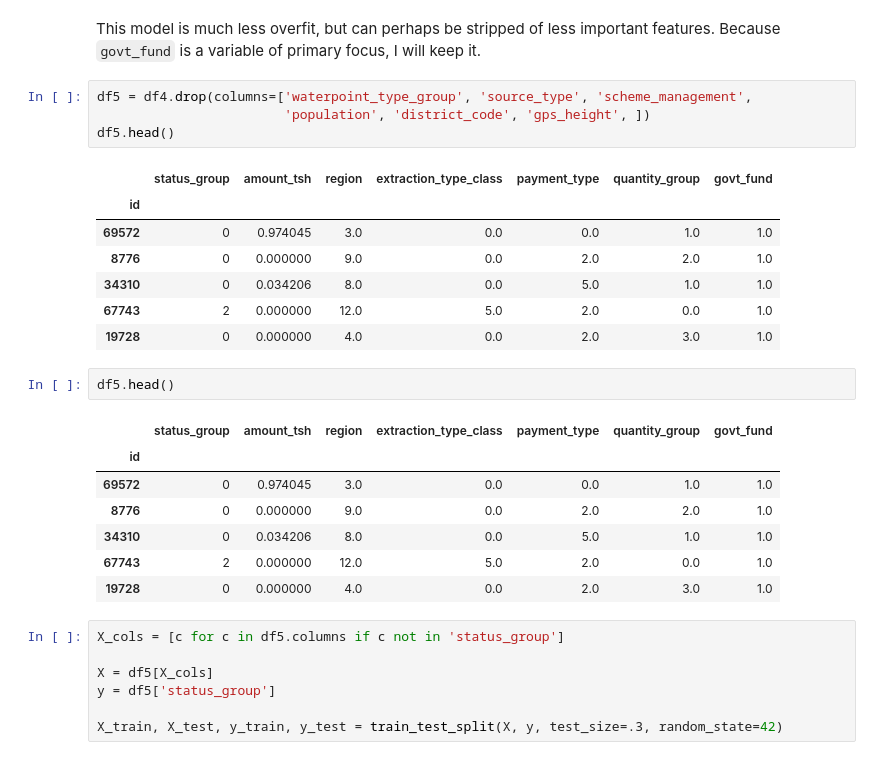
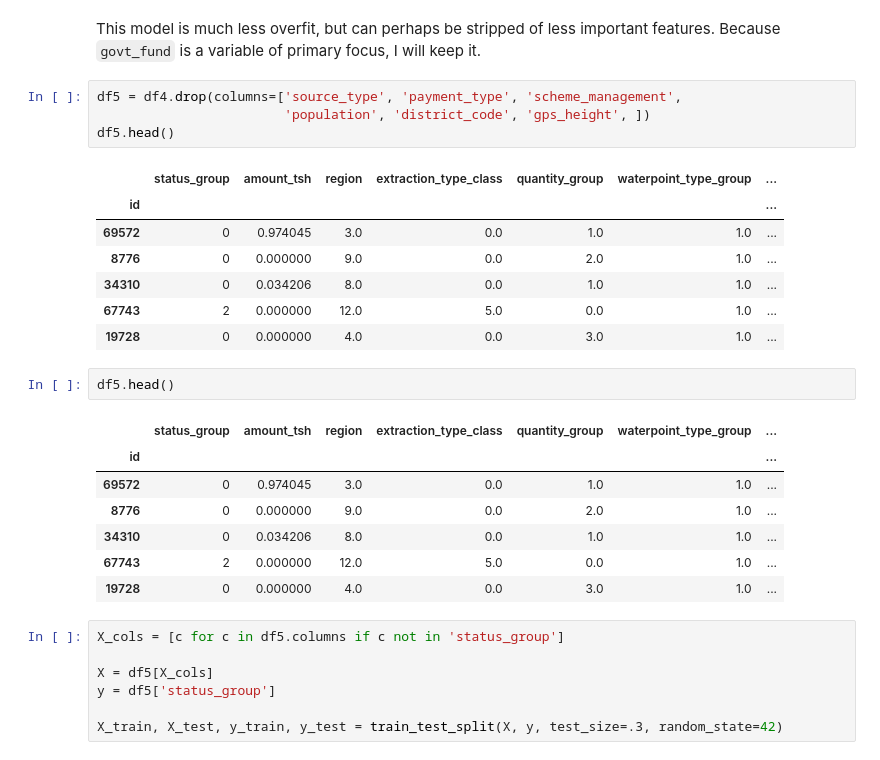
Before and after one commit to jeremypagirsky/Tanzanian_Water_Wells, a Jupyter notebook: Tanzania_Water_Well_Classification.ipynb, the cells around one changed output. Cells and saved outputs as stored; diff of their text form.

```diff
--- a/Tanzania_Water_Well_Classification.ipynb
+++ b/Tanzania_Water_Well_Classification.ipynb
@@ -859,27 +860,27 @@ Test Confusion Matrix:
 # %% [markdown]
 This model is much less overfit, but can perhaps be stripped of less important features. Because `govt_fund` is a variable of primary focus, I will keep it.
 # %%
-df5 = df4.drop(columns=['waterpoint_type_group', 'source_type', 'scheme_management',
+df5 = df4.drop(columns=['source_type', 'payment_type', 'scheme_management',
                         'population', 'district_code', 'gps_height', ])
 df5.head()
 # %% [output]
-|  | status_group | amount_tsh | region | extraction_type_class | payment_type | quantity_group | govt_fund |
-| id |  |  |  |  |  |  |  |
-| 69572 | 0 | 0.974045 | 3.0 | 0.0 | 0.0 | 1.0 | 1.0 |
-| 8776 | 0 | 0.000000 | 9.0 | 0.0 | 2.0 | 2.0 | 1.0 |
-| 34310 | 0 | 0.034206 | 8.0 | 0.0 | 5.0 | 1.0 | 1.0 |
-| 67743 | 2 | 0.000000 | 12.0 | 5.0 | 2.0 | 0.0 | 1.0 |
-| 19728 | 0 | 0.000000 | 4.0 | 0.0 | 2.0 | 3.0 | 1.0 |
+|  | status_group | amount_tsh | region | extraction_type_class | quantity_group | waterpoint_type_group | ... |
+| id |  |  |  |  |  |  | ... |
+| 69572 | 0 | 0.974045 | 3.0 | 0.0 | 1.0 | 1.0 | ... |
+| 8776 | 0 | 0.000000 | 9.0 | 0.0 | 2.0 | 1.0 | ... |
+| 34310 | 0 | 0.034206 | 8.0 | 0.0 | 1.0 | 1.0 | ... |
+| 67743 | 2 | 0.000000 | 12.0 | 5.0 | 0.0 | 1.0 | ... |
+| 19728 | 0 | 0.000000 | 4.0 | 0.0 | 3.0 | 1.0 | ... |
 # %%
 df5.head()
 # %% [output]
-|  | status_group | amount_tsh | region | extraction_type_class | payment_type | quantity_group | govt_fund |
-| id |  |  |  |  |  |  |  |
-| 69572 | 0 | 0.974045 | 3.0 | 0.0 | 0.0 | 1.0 | 1.0 |
-| 8776 | 0 | 0.000000 | 9.0 | 0.0 | 2.0 | 2.0 | 1.0 |
-| 34310 | 0 | 0.034206 | 8.0 | 0.0 | 5.0 | 1.0 | 1.0 |
-| 67743 | 2 | 0.000000 | 12.0 | 5.0 | 2.0 | 0.0 | 1.0 |
-| 19728 | 0 | 0.000000 | 4.0 | 0.0 | 2.0 | 3.0 | 1.0 |
+|  | status_group | amount_tsh | region | extraction_type_class | quantity_group | waterpoint_type_group | ... |
+| id |  |  |  |  |  |  | ... |
+| 69572 | 0 | 0.974045 | 3.0 | 0.0 | 1.0 | 1.0 | ... |
+| 8776 | 0 | 0.000000 | 9.0 | 0.0 | 2.0 | 1.0 | ... |
+| 34310 | 0 | 0.034206 | 8.0 | 0.0 | 1.0 | 1.0 | ... |
+| 67743 | 2 | 0.000000 | 12.0 | 5.0 | 0.0 | 1.0 | ... |
+| 19728 | 0 | 0.000000 | 4.0 | 0.0 | 3.0 | 1.0 | ... |
 # %%
 X_cols = [c for c in df5.columns if c not in 'status_group']
 
```
Also changed, not shown: parts of 8 cells of this notebook.
